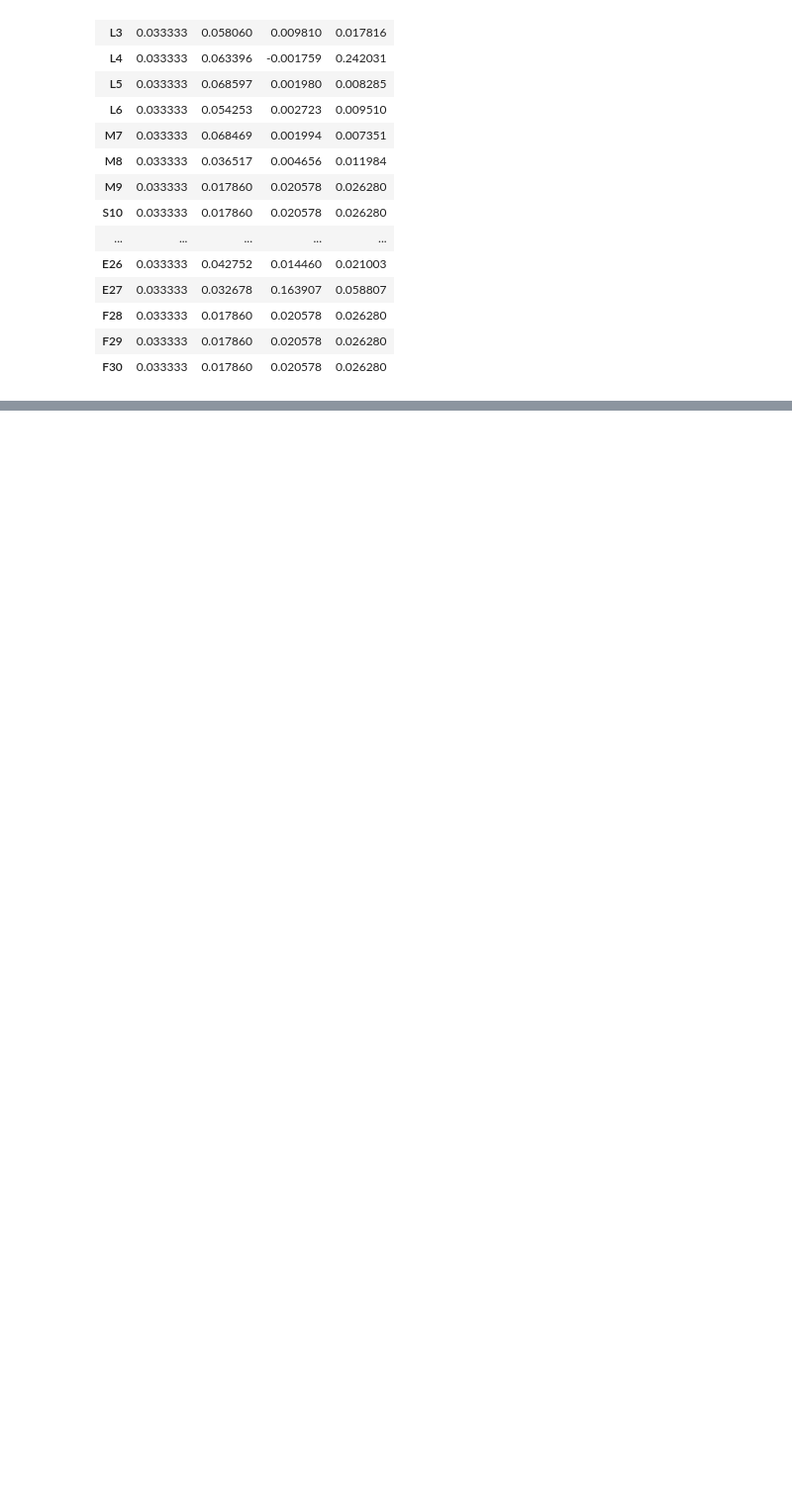
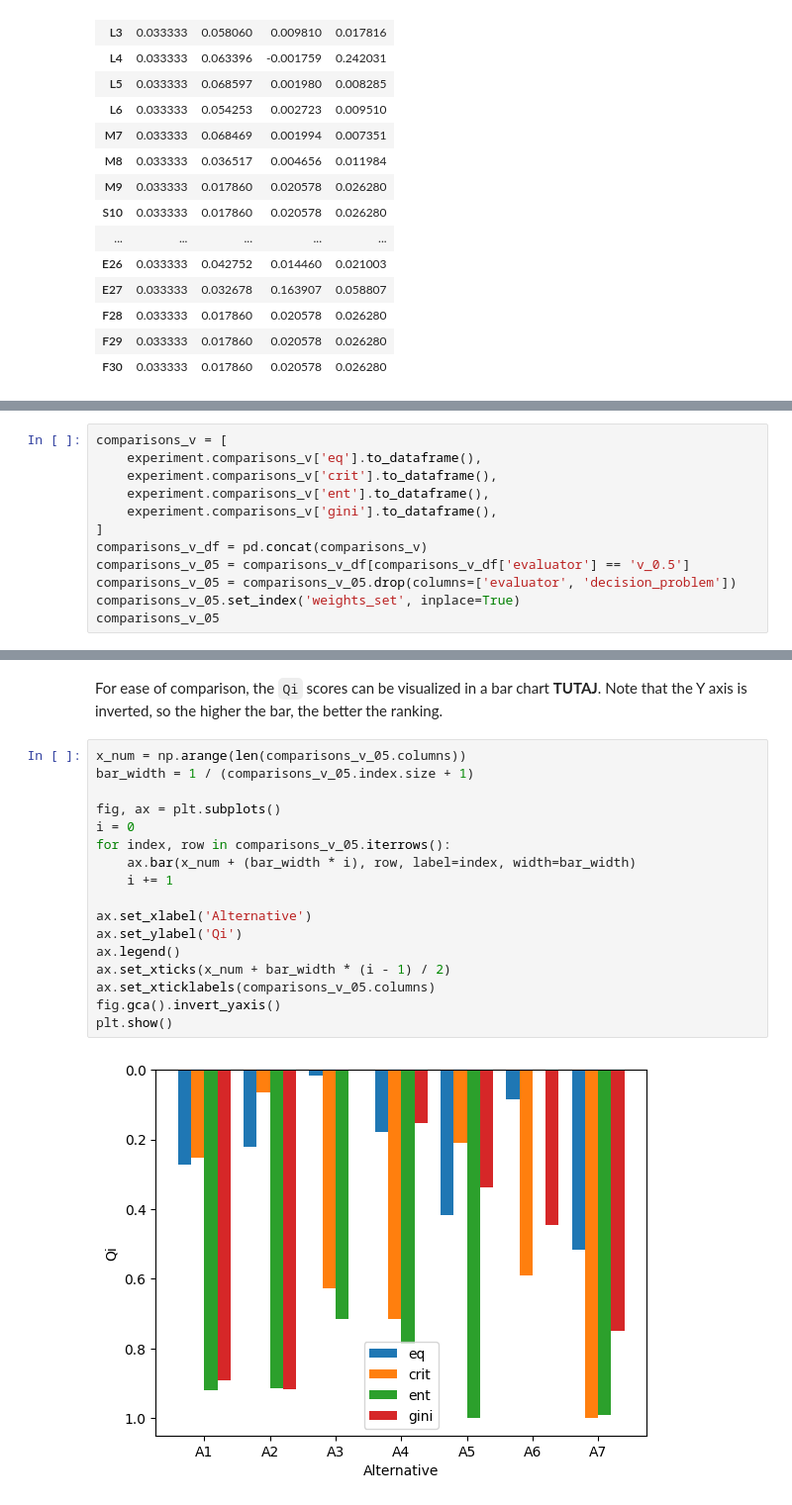
Before and after one commit to arturkarczmarczyk/vikorvanalysis, a Jupyter notebook: article.ipynb, the cells around one changed output, grey strips where cells are left out. Shown at 99% size. Cells and saved outputs as stored; diff of their text form; blank space fills up the shorter version.

```diff
--- a/article.ipynb
+++ b/article.ipynb
@@ -80,0 +96,12 @@ pd.DataFrame(experiment.v_weights_scenarios, index=experiment.data.columns)
+# %%
+comparisons_v = [
+    experiment.comparisons_v['eq'].to_dataframe(),
+    experiment.comparisons_v['crit'].to_dataframe(),
+    experiment.comparisons_v['ent'].to_dataframe(),
+    experiment.comparisons_v['gini'].to_dataframe(),
+]
+comparisons_v_df = pd.concat(comparisons_v)
+comparisons_v_05 = comparisons_v_df[comparisons_v_df['evaluator'] == 'v_0.5']
+comparisons_v_05 = comparisons_v_05.drop(columns=['evaluator', 'decision_problem'])
+comparisons_v_05.set_index('weights_set', inplace=True)
+comparisons_v_05
@@ -80,0 +125,21 @@ pd.DataFrame(experiment.v_weights_scenarios, index=experiment.data.columns)
+# %% [markdown]
+For ease of comparison, the `Qi` scores can be visualized in a bar chart **TUTAJ**. Note that the Y axis is inverted, so the higher the bar, the better the ranking.
+# %%
+x_num = np.arange(len(comparisons_v_05.columns))
+bar_width = 1 / (comparisons_v_05.index.size + 1)
+
+fig, ax = plt.subplots()
+i = 0
+for index, row in comparisons_v_05.iterrows():
+    ax.bar(x_num + (bar_width * i), row, label=index, width=bar_width)
+    i += 1
+
+ax.set_xlabel('Alternative')
+ax.set_ylabel('Qi')
+ax.legend()
+ax.set_xticks(x_num + bar_width * (i - 1) / 2)
+ax.set_xticklabels(comparisons_v_05.columns)
+fig.gca().invert_yaxis()
+plt.show()
+# %% [output]
+[figure, added]
```
Also changed, not shown: parts of 22 cells of this notebook, 1 other file.
